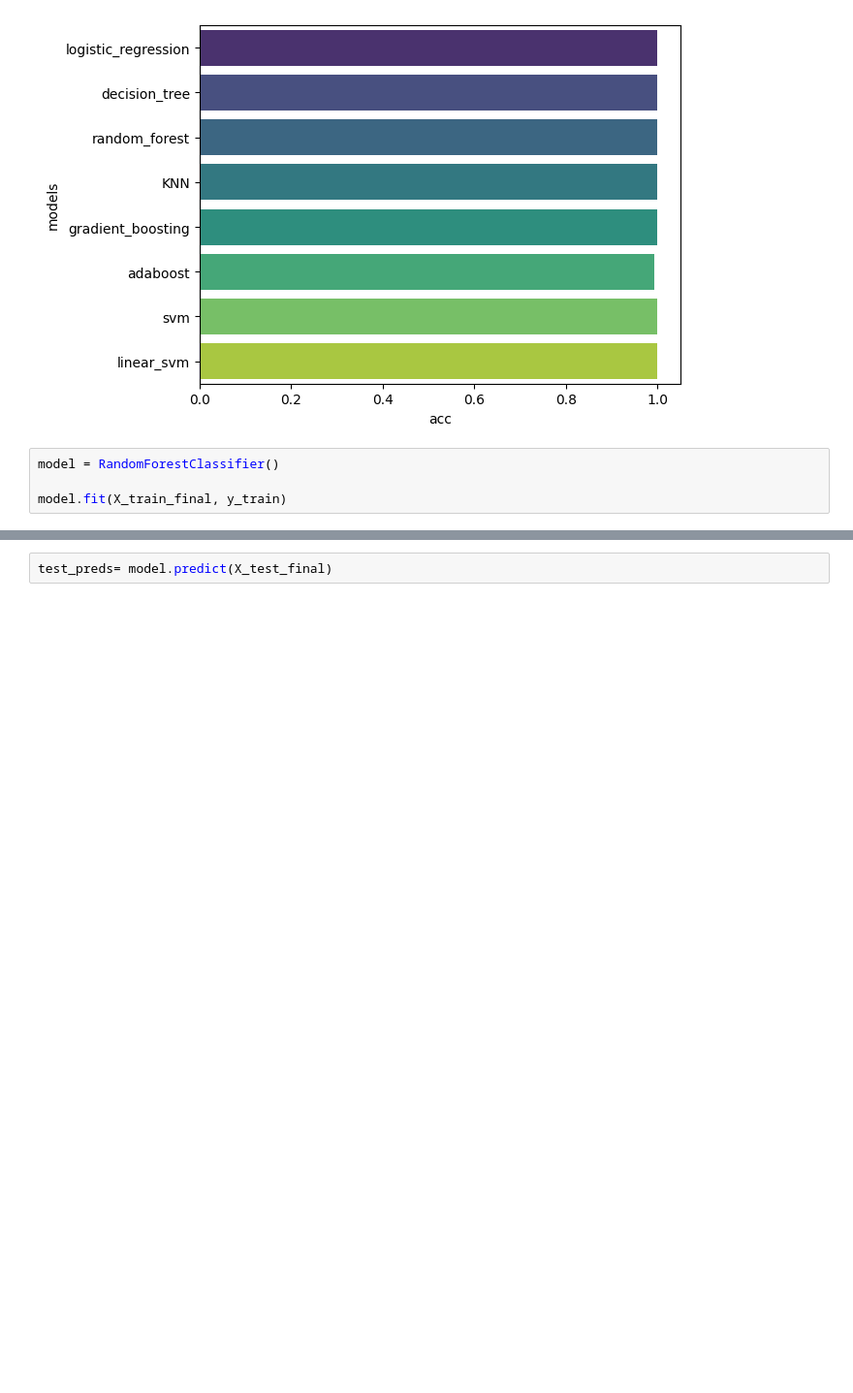
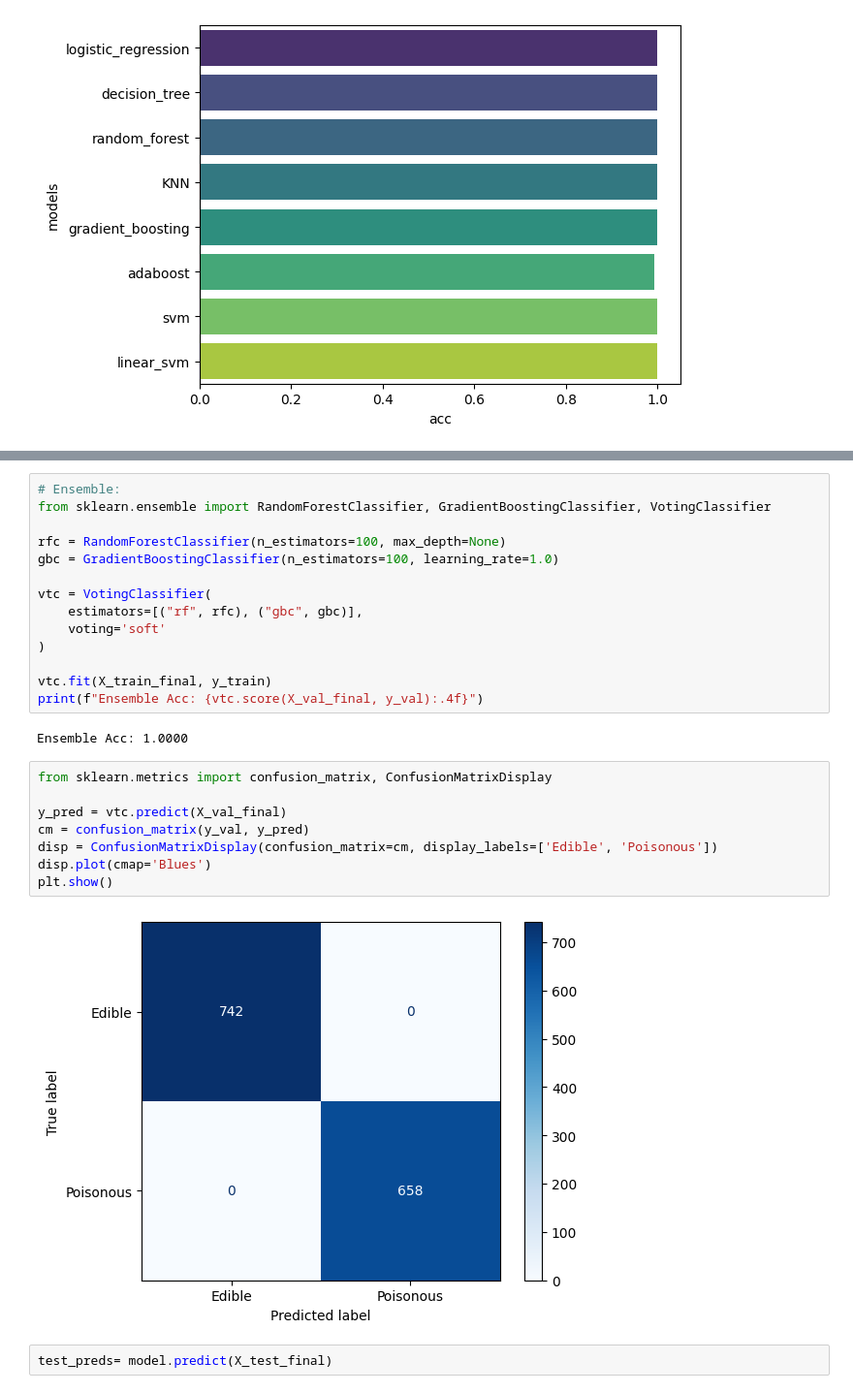
Before and after one commit to Kr-Adarsh/ML_CORE, a Jupyter notebook: Projects/Mushroomdataset/Mushroomdataset.ipynb, the cells around one changed output, grey strips where cells are left out. Shown at 97% size. Cells and saved outputs as stored; diff of their text form; blank space fills up the shorter version.

```diff
--- a/projs/Mushroomdataset/Mushroomdataset.ipynb
+++ b/Projects/Mushroomdataset/Mushroomdataset.ipynb
@@ -308,7 +336,3 @@ Passing `palette` without assigning `hue` is deprecated and will be removed in v
   sns.barplot(x = "acc", y = "models", data = res_df, palette= "viridis")
 <Axes: xlabel='acc', ylabel='models'>
 [figure]
-# %%
-model = RandomForestClassifier()
-
-model.fit(X_train_final, y_train)
@@ -315,3 +371,29 @@ model.fit(X_train_final, y_train)
+# %%
+# Ensemble:
+from sklearn.ensemble import RandomForestClassifier, GradientBoostingClassifier, VotingClassifier
+
+rfc = RandomForestClassifier(n_estimators=100, max_depth=None)
+gbc = GradientBoostingClassifier(n_estimators=100, learning_rate=1.0)
+
+vtc = VotingClassifier(
+    estimators=[("rf", rfc), ("gbc", gbc)],
+    voting='soft'
+)
+
+vtc.fit(X_train_final, y_train)
+print(f"Ensemble Acc: {vtc.score(X_val_final, y_val):.4f}")
+# %% [output]
+Ensemble Acc: 1.0000
+# %%
+from sklearn.metrics import confusion_matrix, ConfusionMatrixDisplay
+
+y_pred = vtc.predict(X_val_final)
+cm = confusion_matrix(y_val, y_pred)
+disp = ConfusionMatrixDisplay(confusion_matrix=cm, display_labels=['Edible', 'Poisonous'])
+disp.plot(cmap='Blues')
+plt.show()
+# %% [output]
+[figure, added]
 # %%
 test_preds= model.predict(X_test_final)
 # %%
```
Also changed, not shown: parts of 10 cells of this notebook, 7 other files.
